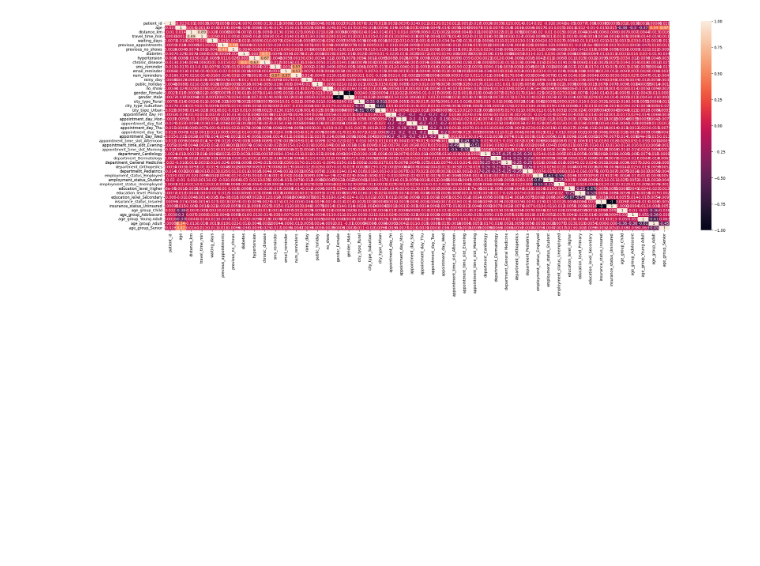
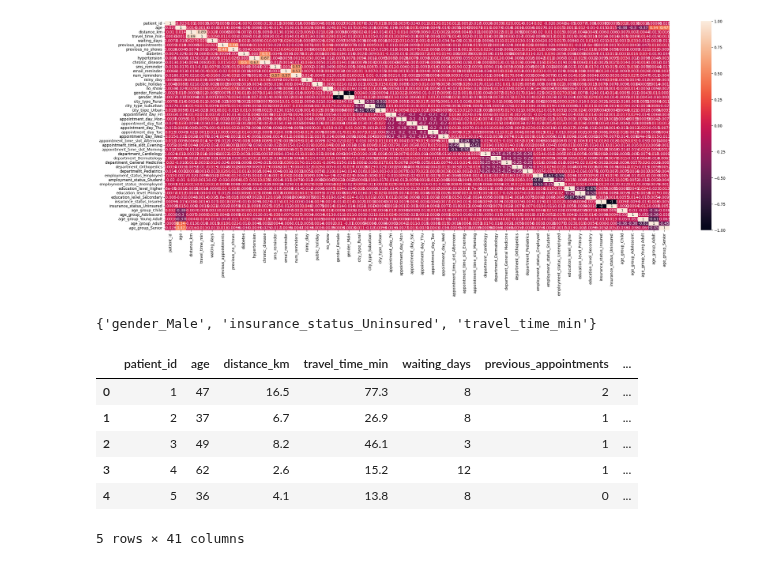
Before and after one commit to IAMLATI/Patient-DNA-Hospital-Appointment, a Jupyter notebook: Patient_Dna.ipynb, the cells around one changed output. Saved outputs shown, nothing was run; the diff lists cells and outputs as text; code cells hidden in the pictures; blank space fills up the shorter version.

```diff
--- a/Patient_Dna.ipynb
+++ b/Patient_Dna.ipynb
@@ -598,0 +601,15 @@ df
+# %%
+corr_features = correlation(df_copy, 0.80)
+corr_features
+# %% [output]
+{'gender_Male', 'insurance_status_Uninsured', 'travel_time_min'}
+# %%
+df_copy.head()
+# %% [output]
+|  | patient_id | age | distance_km | travel_time_min | waiting_days | previous_appointments | ... |
+| 0 | 1 | 47 | 16.5 | 77.3 | 8 | 2 | ... |
+| 1 | 2 | 37 | 6.7 | 26.9 | 8 | 1 | ... |
+| 2 | 3 | 49 | 8.2 | 46.1 | 3 | 1 | ... |
+| 3 | 4 | 62 | 2.6 | 15.2 | 12 | 1 | ... |
+| 4 | 5 | 36 | 4.1 | 13.8 | 8 | 0 | ... |
+5 rows × 41 columns
```
Also changed, not shown: parts of 13 cells of this notebook.
